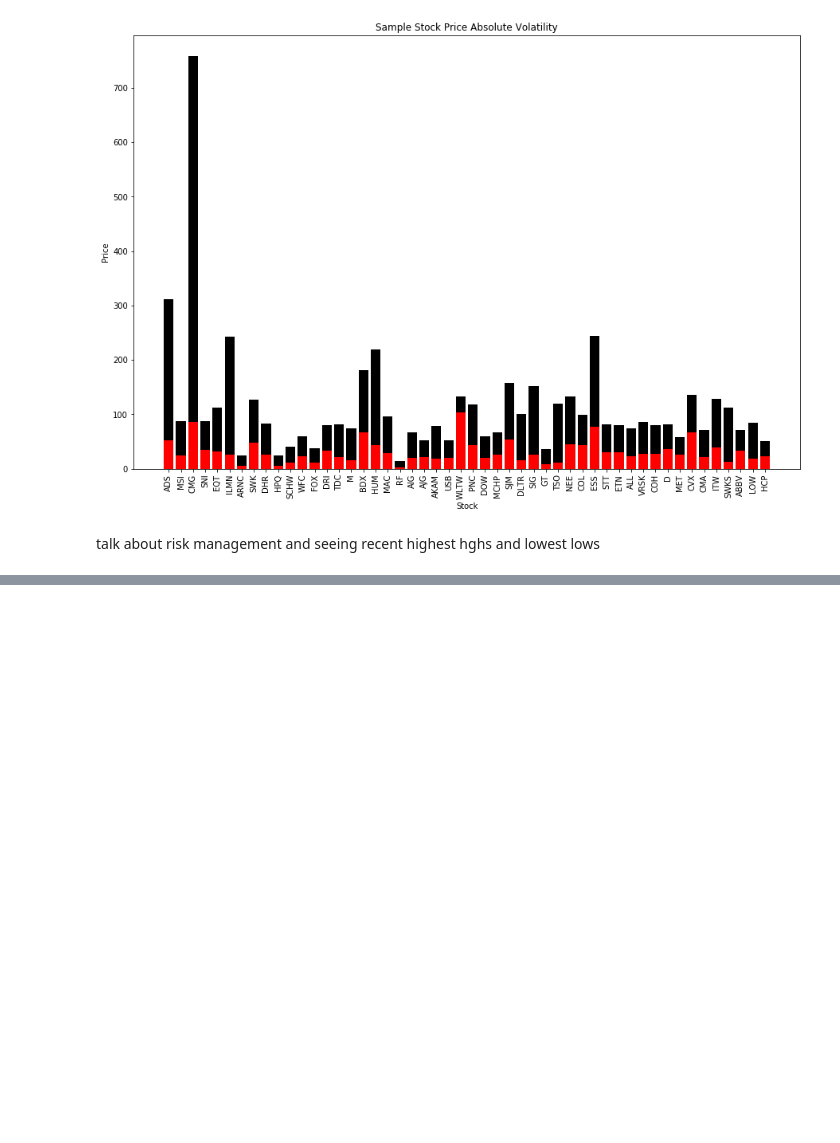
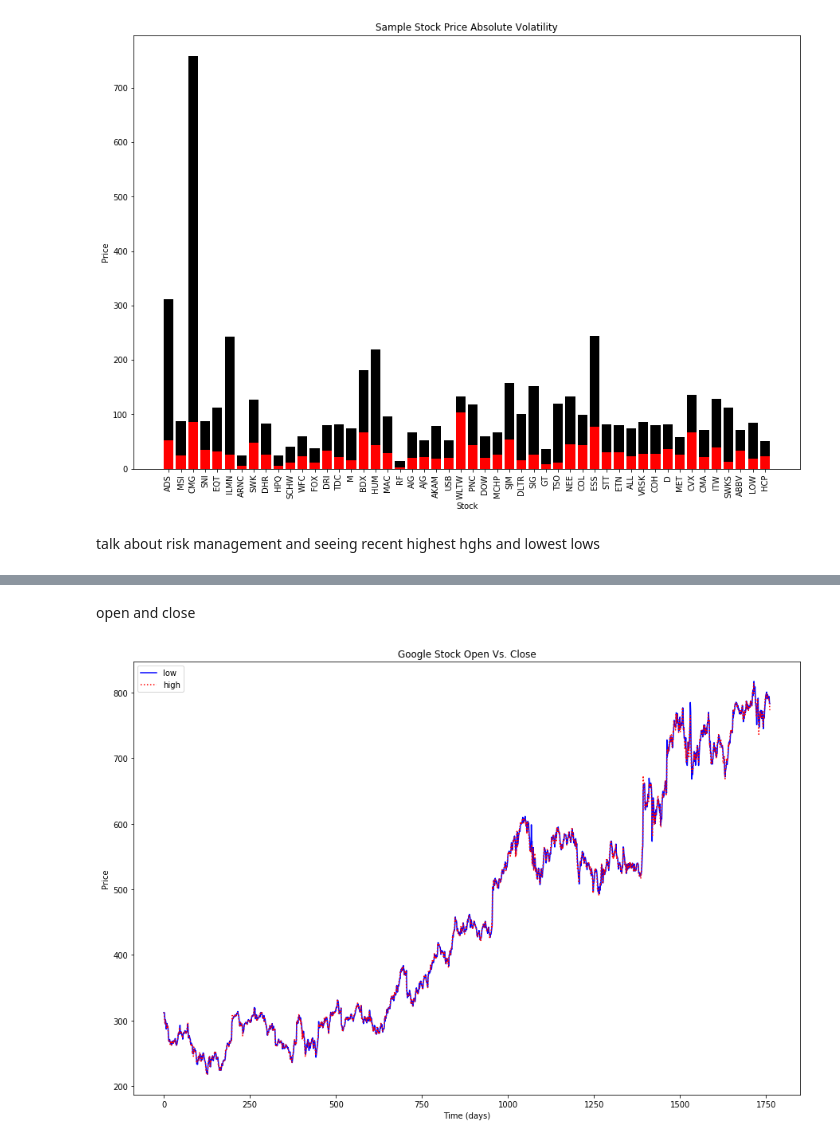
Before and after one commit to MissAle17/dsc-4-final-project-online-ds-sp-000, a Jupyter notebook: student.ipynb, the cells around one changed output, grey strips where cells are left out. Cells and saved outputs as stored; diff of their text form; code cells hidden in the pictures; blank space fills up the shorter version.

```diff
--- a/student.ipynb
+++ b/student.ipynb
@@ -173,0 +192,14 @@ plt.show()
+# %% [markdown]
+open and close
+# %%
+plt.figure(figsize=(15, 10));
+
+plt.plot(df[df.symbol == 'GOOG'].open.values, color='blue',linestyle = '-', label='low')
+plt.plot(df[df.symbol == 'GOOG'].close.values, color='red',linestyle = ':', label='high')
+plt.title('Google Stock Open Vs. Close')
+plt.xlabel('Time (days)')
+plt.ylabel('Price')
+plt.legend(loc='best')
+plt.show()
+# %% [output]
+[figure, added]
```
Also changed, not shown: parts of 5 cells of this notebook.
